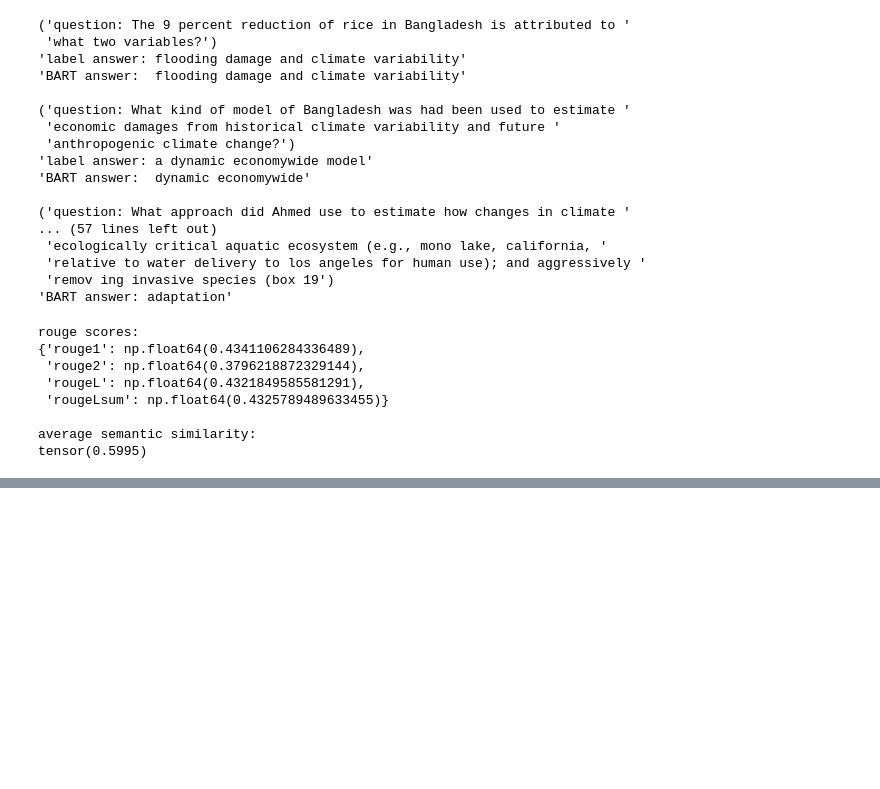
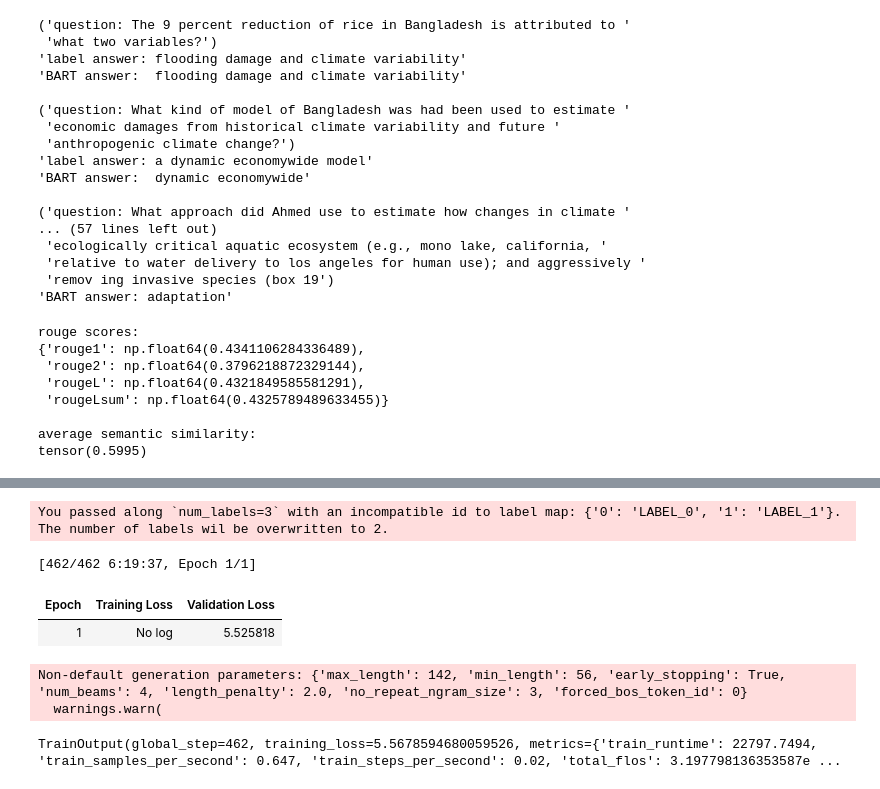
Before and after one commit to grace-murnaghan/266-project-marisa-grace, a Jupyter notebook: baseline_bart_models.ipynb, the cells around one changed output, grey strips where cells are left out. Drawn from its saved outputs; the diff is of its cells as text; code cells hidden in the pictures; blank space fills up the shorter version.

```diff
--- a/baseline_bart_models.ipynb
+++ b/baseline_bart_models.ipynb
@@ -125,0 +176,3 @@ tensor(0.5995)
+# %%
+for name, param in model.named_parameters():
+    print(name)
@@ -125,0 +197,7 @@ tensor(0.5995)
+# %%
+layers_to_train = ['qa_outputs']
+for name, param in model.named_parameters():
+        if not any(layer in name for layer in layers_to_train):
+            param.requires_grad = False
+        if any(layer in name for layer in layers_to_train):
+            param.requires_grad = True
@@ -125,0 +281,39 @@ tensor(0.5995)
+# %%
+# try training for another epoch to see if that improves the output
+model_checkpoint_filepath = './checkpoints/climate_bart'
+model = BartForQuestionAnswering.from_pretrained(model_checkpoint_filepath)
+
+layers_to_train = ['qa_outputs']
+for name, param in model.named_parameters():
+        if not any(layer in name for layer in layers_to_train):
+            param.requires_grad = False
+        if any(layer in name for layer in layers_to_train):
+            param.requires_grad = True
+
+BATCH_SIZE = 32
+NUM_EPOCHS = 1
+training_args = TrainingArguments(
+    output_dir='./results/bart_qa',
+    evaluation_strategy='epoch',
+    per_device_train_batch_size=BATCH_SIZE,
+    per_device_eval_batch_size=BATCH_SIZE,
+    num_train_epochs=NUM_EPOCHS,
+    report_to='none'
+)
+
+trainer = Trainer(
+    model=model,
+    args=training_args,
+    train_dataset=tokenized_train,
+    eval_dataset=tokenized_valid
+)
+
+trainer.train()
+# %% [output]
+You passed along `num_labels=3` with an incompatible id to label map: {'0': 'LABEL_0', '1': 'LABEL_1'}. The number of labels wil be overwritten to 2.
+[462/462 6:19:37, Epoch 1/1]
+| Epoch | Training Loss | Validation Loss |
+| 1 | No log | 5.525818 |
+Non-default generation parameters: {'max_length': 142, 'min_length': 56, 'early_stopping': True, 'num_beams': 4, 'length_penalty': 2.0, 'no_repeat_ngram_size': 3, 'forced_bos_token_id': 0}
+  warnings.warn(
+TrainOutput(global_step=462, training_loss=5.5678594680059526, metrics={'train_runtime': 22797.7494, 'train_samples_per_second': 0.647, 'train_steps_per_second': 0.02, 'total_flos': 3.197798136353587e ...
```
Also changed, not shown: parts of 24 cells of this notebook, 2 other files.
